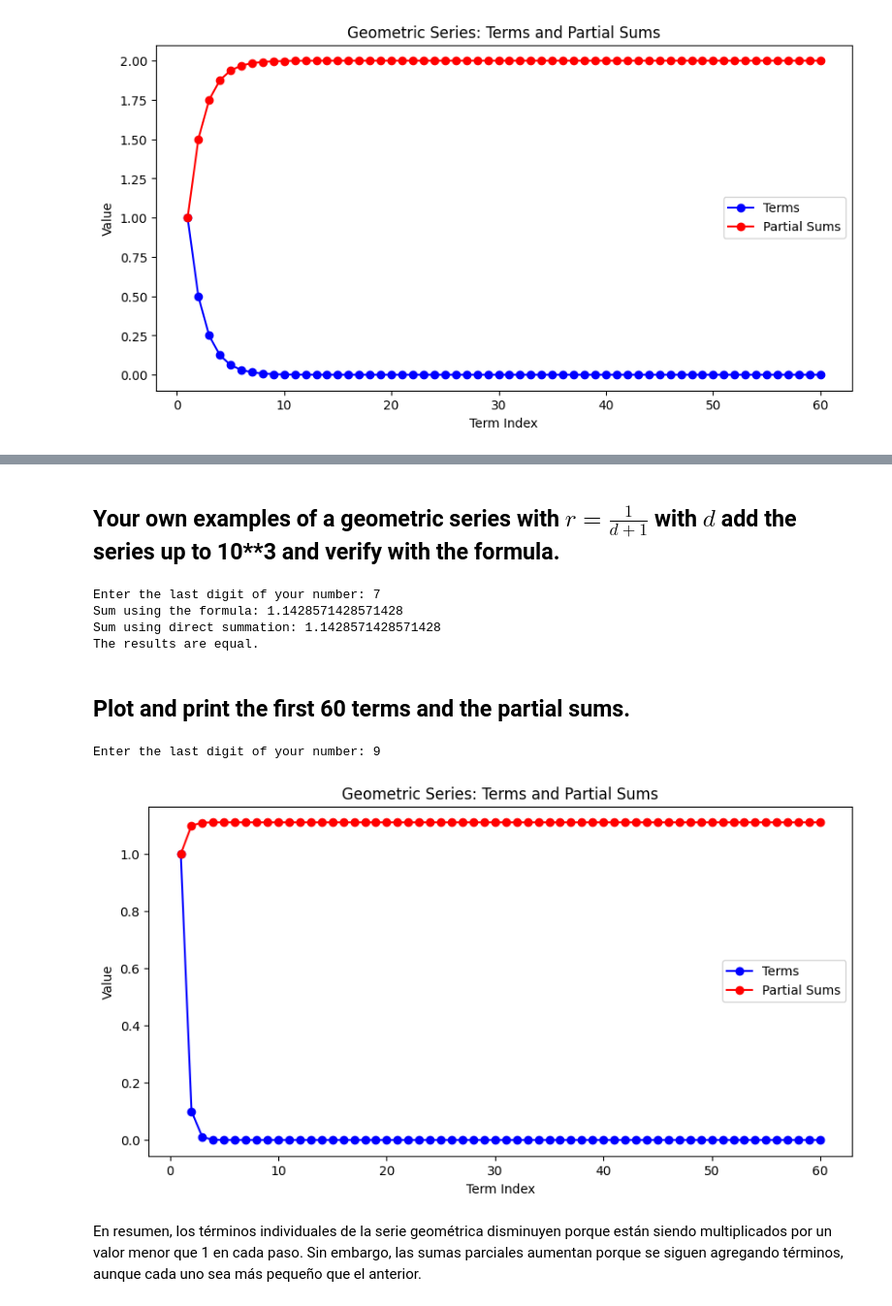
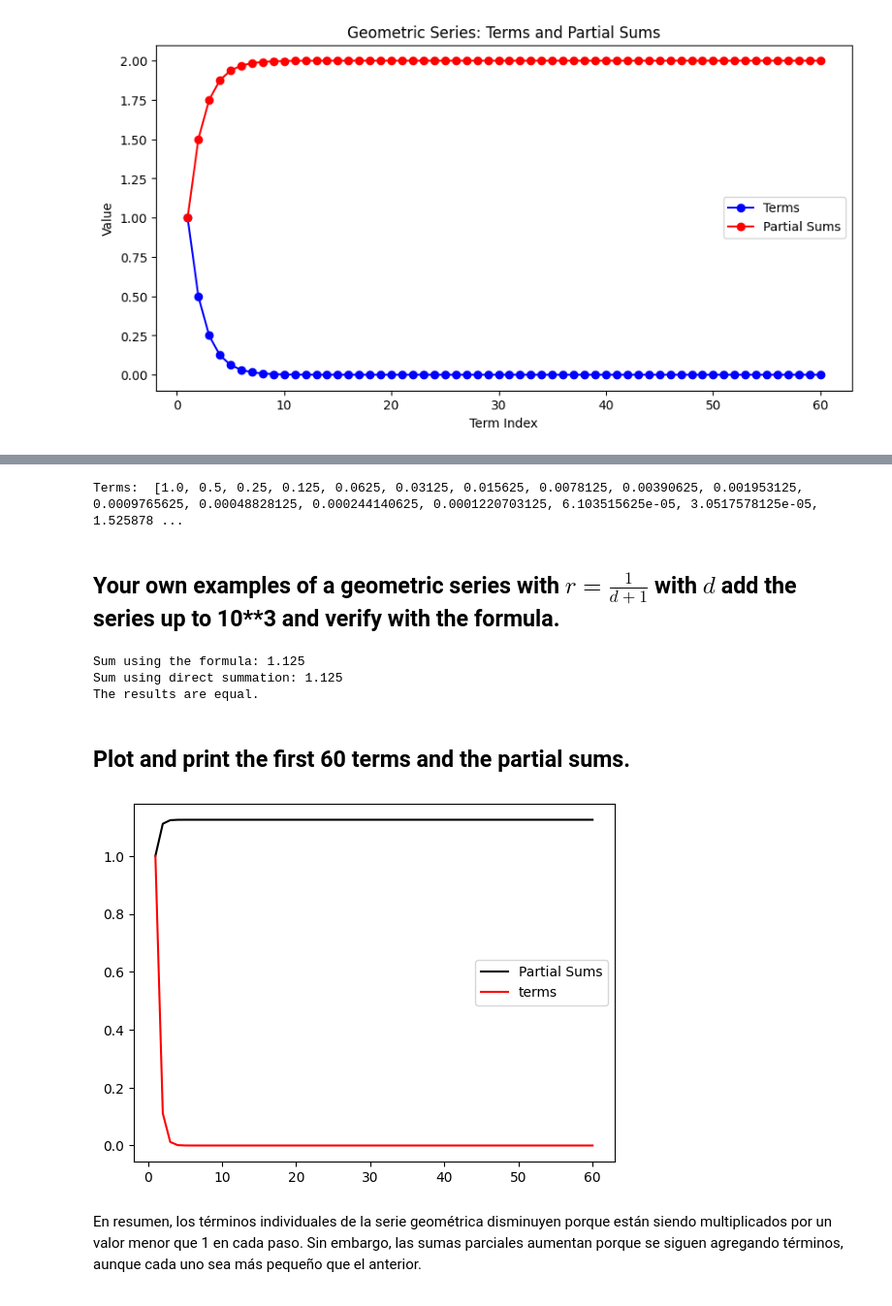
Before and after one commit to lpedraoss/Algorithm-labs, a Jupyter notebook: Laboratorio1/lpedraos_lab1.ipynb, the cells around one changed output, grey strips where cells are left out. Shown at 97% size. Drawn from its saved outputs; the diff is of its cells as text; code cells hidden in the pictures.

```diff
--- a/Laboratorio1/lpedraos_lab1.ipynb
+++ b/Laboratorio1/lpedraos_lab1.ipynb
@@ -561,18 +570,19 @@ plt.show()
+# %%
+print('Terms: ',terms)
+# %% [output]
+Terms:  [1.0, 0.5, 0.25, 0.125, 0.0625, 0.03125, 0.015625, 0.0078125, 0.00390625, 0.001953125, 0.0009765625, 0.00048828125, 0.000244140625, 0.0001220703125, 6.103515625e-05, 3.0517578125e-05, 1.525878 ...
 # %% [markdown]
 ## Your own examples of a geometric series with $r=\frac{1}{d+1}$  with $d$ add the series up to 10**3 and verify with the formula.
 # %%
-def sum_geometric_series(r, n):
-    return (1 - r**(n+1)) / (1 - r)
 
-# Get the last digit from user
-d = int(input("Enter the last digit of your number: "))
+
 
 # Calculate r and n
 r = 1 / (d + 1)
 n = 10**3
 
 # Calculate the sum using the formula
-sum_formula = sum_geometric_series(r, n)
+sum_formula = ((1 - pow(r,n))/(1 - r))
 
 # Calculate the sum using direct summation
 sequence = [(1/(d+1))**i for i in range(n+1)]
@@ -588,49 +598,31 @@ if sum_formula == sum_direct:
 else:
     print("The results are not equal. There may be a small numerical difference.")
 # %% [output]
-Enter the last digit of your number: 7
-Sum using the formula: 1.1428571428571428
-Sum using direct summation: 1.1428571428571428
+Sum using the formula: 1.125
+Sum using direct summation: 1.125
 The results are equal.
 # %% [markdown]
 ## Plot and print the first 60 terms and the partial sums.
-# %%
-import matplotlib.pyplot as plt
-import numpy as np
-
-def sum_geometric_series(r, n):
-    return (1 - r**(n+1)) / (1 - r)
-
-# Define the parameters for the geometric series
-d = int(input("Enter the last digit of your number: "))  # Prompt for the last digit
-r = 1 / (d + 1)
-n = 60
-
-# Calculate the first 60 terms and their partial sums
-terms = [(1/(d+1))**i for i in range(n)]
-partial_sums = [sum_geometric_series(r, i) for i in range(n)]
-
-# Create an array with the indices of the terms
-indices = np.arange(1, n+1)
-
-# Create a new figure
-plt.figure(figsize=(10, 5))
-
-# Plot both the terms and partial sums on the same graph
-plt.plot(indices, terms, 'bo-', label='Terms')
-plt.plot(indices, partial_sums, 'ro-', label='Partial Sums')
-
-# Add labels and legend
-plt.title('Geometric Series: Terms and Partial Sums')
-plt.xlabel('Term Index')
-plt.ylabel('Value')
-plt.legend()
-
-# Show the plot
-plt.show()
-# %% [output]
-Enter the last digit of your number: 9
-[figure, removed]
+# %%
+import matplotlib.pyplot as plt
+import numpy as np
+n = 60
+
+S_n = 0
+Serie_S_n = []
+Sequence_a_n = []
+
+for i in range(n):
+  a_n = r**i
+  S_n = S_n + a_n
+  Serie_S_n.append(S_n)
+  Sequence_a_n.append(a_n)
+
+plt.plot(np.arange(1, n + 1),Serie_S_n, color='black',label='Partial Sums')
+plt.plot(np.arange(1, n + 1),Sequence_a_n, color='red',label='terms')
+plt.legend();
+# %% [output]
+[figure, added]
 # %% [markdown]
 En resumen, los términos individuales de la serie geométrica disminuyen porque están siendo multiplicados por un valor menor que 1 en cada paso. Sin embargo, las sumas parciales aumentan porque se siguen agregando términos, aunque cada uno sea más pequeño que el anterior.
 # %% [markdown]
```
Also changed, not shown: parts of 9 cells of this notebook.
